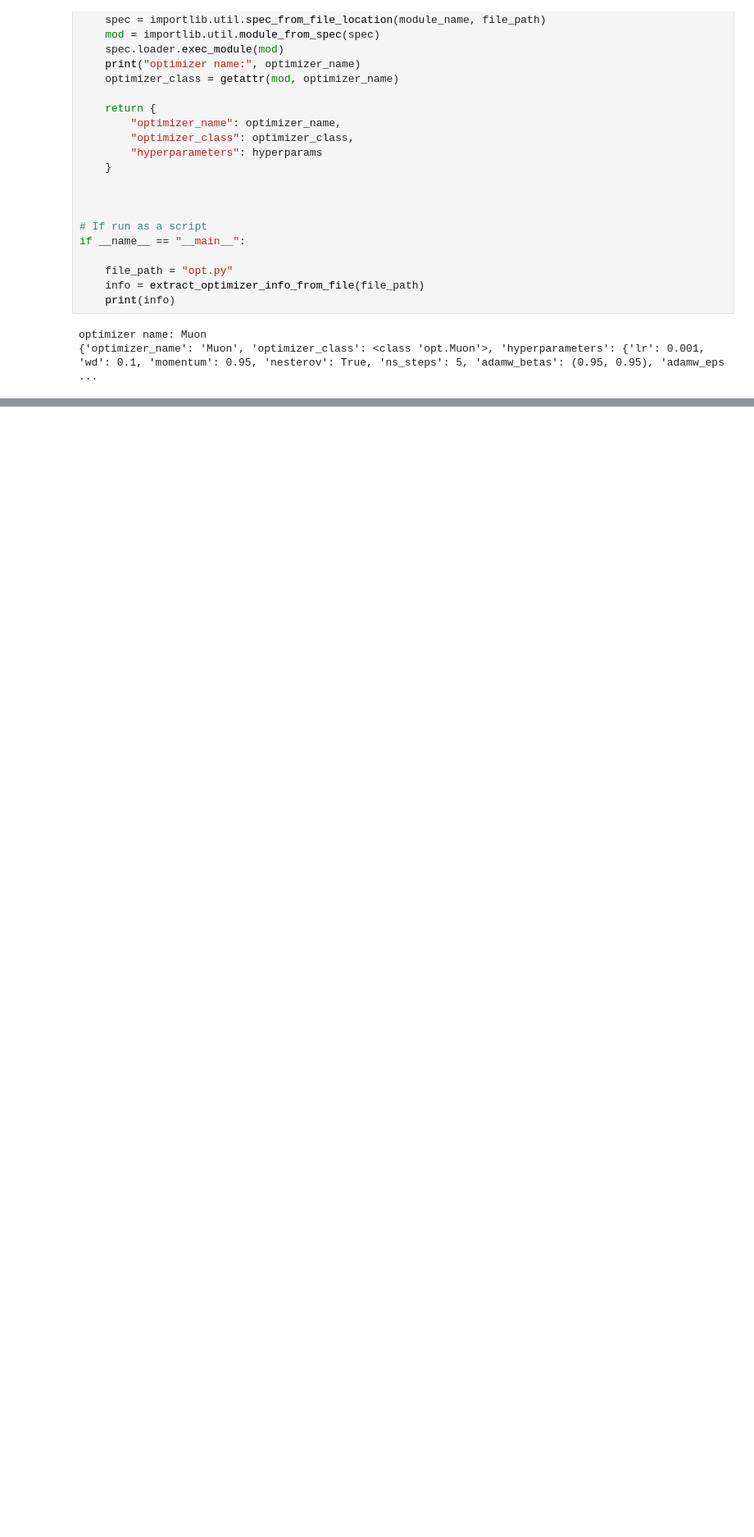
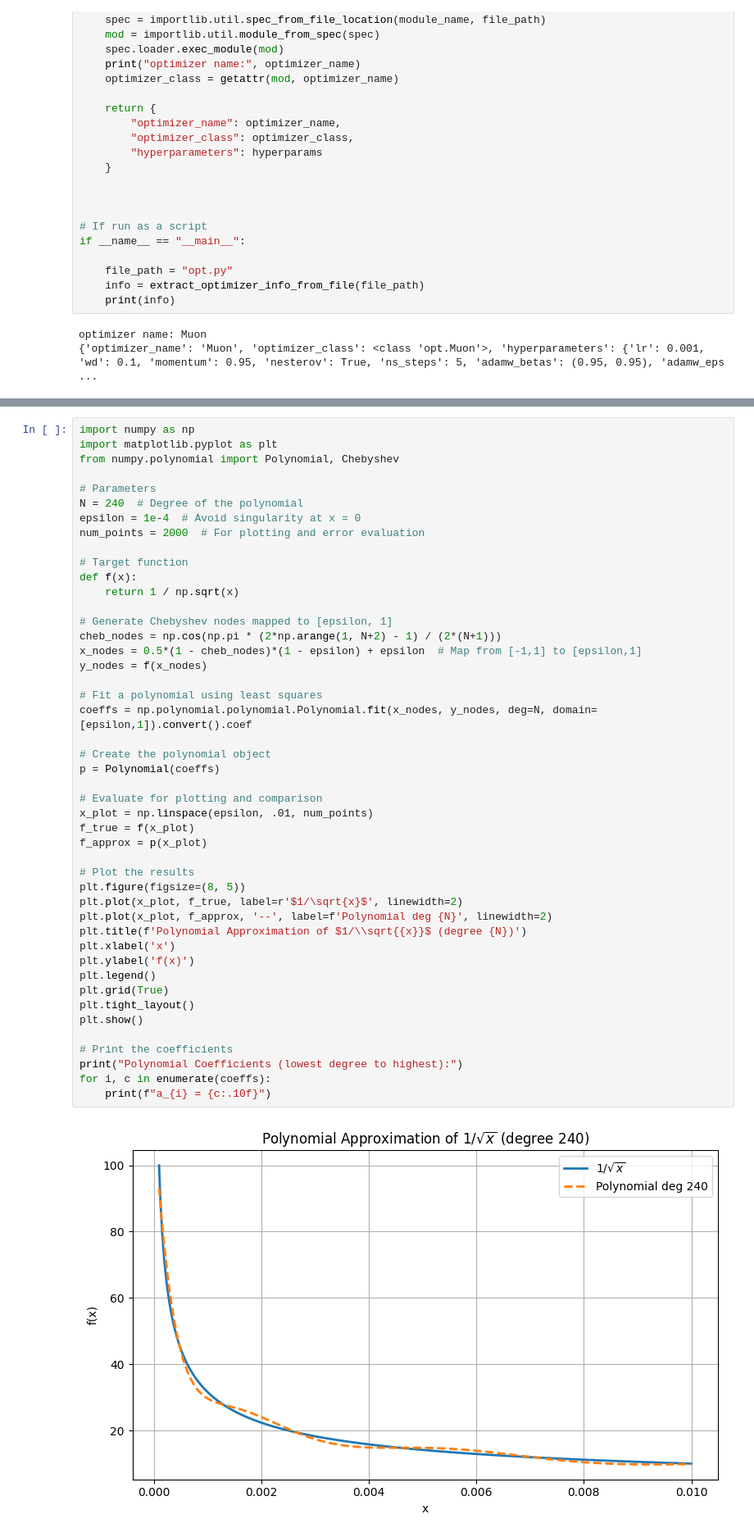
Before and after one commit to L-z-Chen/golden_section, a Jupyter notebook: test.ipynb, the cells around one changed output, grey strips where cells are left out. Shown at 82% size. Cells and saved outputs as stored; diff of their text form; blank space fills up the shorter version.

```diff
--- a/test.ipynb
+++ b/test.ipynb
@@ -72,0 +60,48 @@ print(list_only)
+# %%
+import numpy as np
+import matplotlib.pyplot as plt
+from numpy.polynomial import Polynomial, Chebyshev
+
+# Parameters
+N = 240  # Degree of the polynomial
+epsilon = 1e-4  # Avoid singularity at x = 0
+num_points = 2000  # For plotting and error evaluation
+
+# Target function
+def f(x):
+    return 1 / np.sqrt(x)
+
+# Generate Chebyshev nodes mapped to [epsilon, 1]
+cheb_nodes = np.cos(np.pi * (2*np.arange(1, N+2) - 1) / (2*(N+1)))
+x_nodes = 0.5*(1 - cheb_nodes)*(1 - epsilon) + epsilon  # Map from [-1,1] to [epsilon,1]
+y_nodes = f(x_nodes)
+
+# Fit a polynomial using least squares
+coeffs = np.polynomial.polynomial.Polynomial.fit(x_nodes, y_nodes, deg=N, domain=[epsilon,1]).convert().coef
+
+# Create the polynomial object
+p = Polynomial(coeffs)
+
+# Evaluate for plotting and comparison
+x_plot = np.linspace(epsilon, .01, num_points)
+f_true = f(x_plot)
+f_approx = p(x_plot)
+
+# Plot the results
+plt.figure(figsize=(8, 5))
+plt.plot(x_plot, f_true, label=r'$1/\sqrt{x}$', linewidth=2)
+plt.plot(x_plot, f_approx, '--', label=f'Polynomial deg {N}', linewidth=2)
+plt.title(f'Polynomial Approximation of $1/\\sqrt{{x}}$ (degree {N})')
+plt.xlabel('x')
+plt.ylabel('f(x)')
+plt.legend()
+plt.grid(True)
+plt.tight_layout()
+plt.show()
+
+# Print the coefficients
+print("Polynomial Coefficients (lowest degree to highest):")
+for i, c in enumerate(coeffs):
+    print(f"a_{i} = {c:.10f}")
+# %% [output]
+[figure, added]
```
Also changed, not shown: parts of 5 cells of this notebook, 7 other files.
